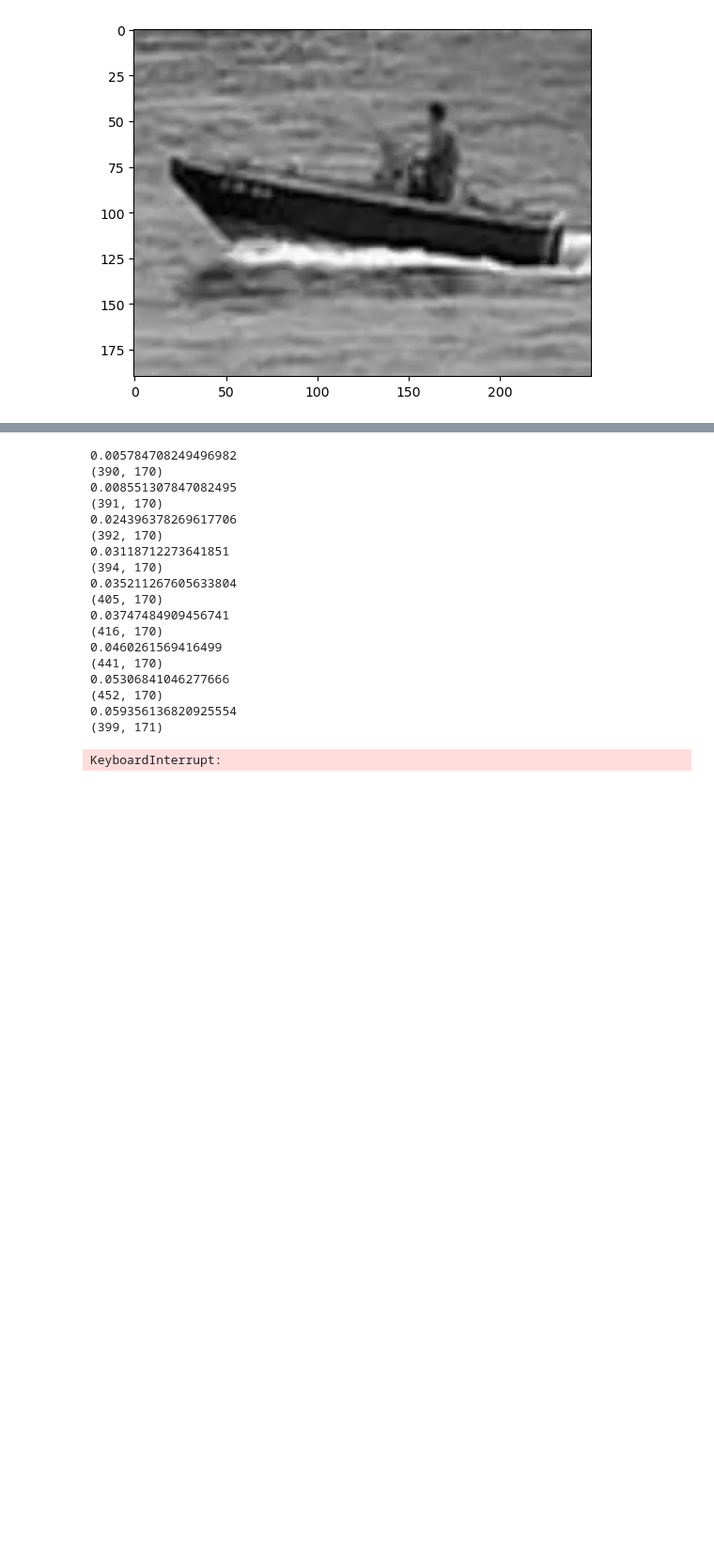
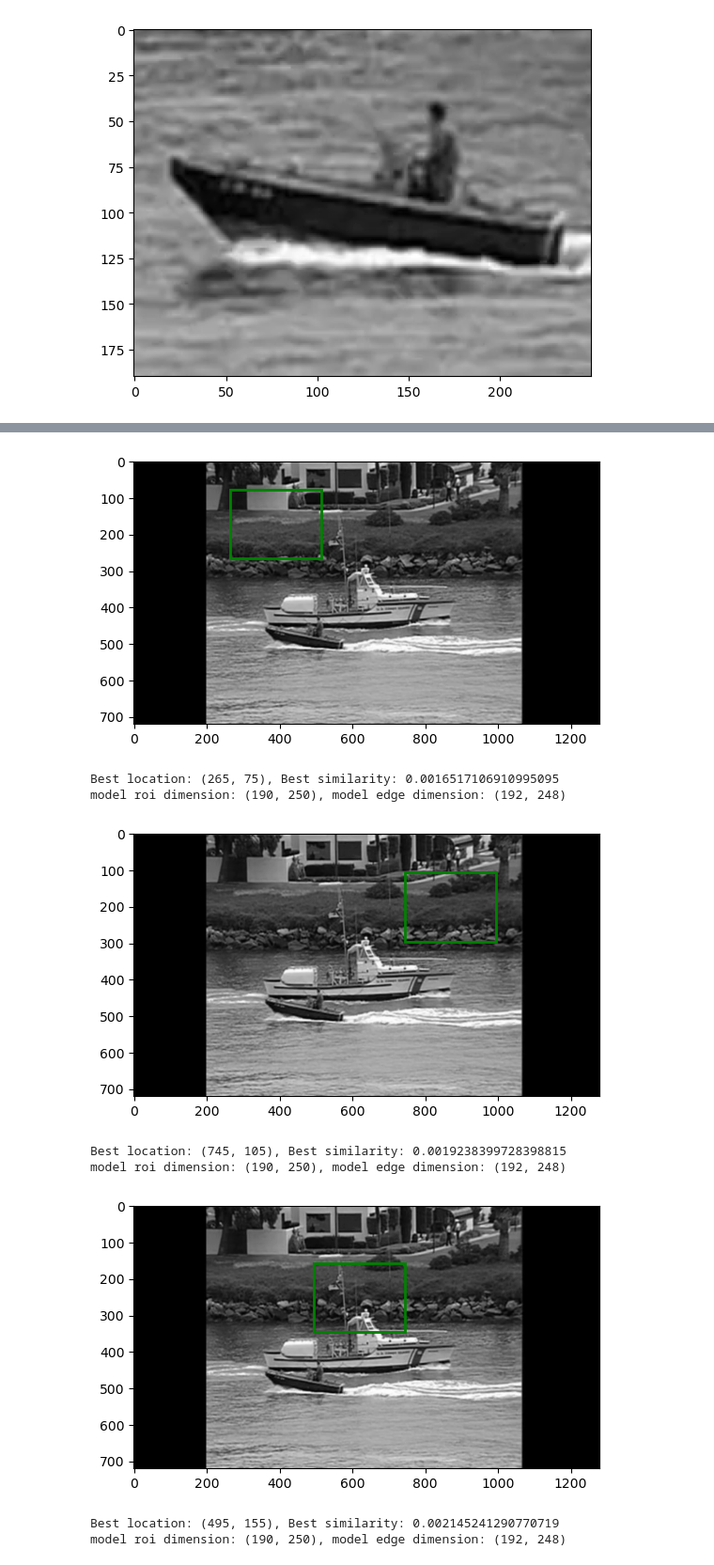
Before and after one commit to ndupont960/EtudesTechniques11, a Jupyter notebook: direction_vectors_model.ipynb, the cells around one changed output, grey strips where cells are left out. Shown at 94% size. Saved outputs shown, nothing was run; the diff lists cells and outputs as text; code cells hidden in the pictures; blank space fills up the shorter version.

```diff
--- a/direction_vectors_model.ipynb
+++ b/direction_vectors_model.ipynb
@@ -99,8 +105,8 @@ def template_matching(template, target):
     barycenter_y = ty // 2
 
     # Compute the size of the ROI
-    roi_size_x = tw * 2
-    roi_size_y = th * 2
+    roi_size_x = tw * 3
+    roi_size_y = th * 3
 
     # Define the ROI boundaries
     roi_x = max(0, barycenter_x - roi_size_x // 2)
@@ -109,21 +115,33 @@ def template_matching(template, target):
     roi_height = min(ty - roi_y, roi_size_y)
     edge_template = preprocess_image(template)
     model_temp = assign_direction_vectors(edge_template)
+    target_edge = preprocess_image(target)
+    target_model = assign_direction_vectors(target_edge)
 
     # Slide template over the target image within the ROI and calculate similarity scores
     best_similarity = 0.0
     best_location = None
-    for y in range(roi_y, roi_y + roi_height - th):
-        for x in range(roi_x, roi_x + roi_width - tw ):
-            roi = target[y:y+th, x:x+tw]
-            edge_roi = preprocess_image(roi)
-            model_roi = assign_direction_vectors(edge_roi)
+    step_size = 10 # Define step size for moving the template
+
+
+
+    for y in range(roi_y, roi_y + roi_height - th, 10 ):
+        for x in range(roi_x, roi_x + roi_width - tw, 10):
+            model_roi = target_model[y:y+th, x:x+tw]
             similarity = model_image_similarity(model_temp, model_roi)
+
+
             if similarity > best_similarity:
                 best_similarity = similarity
                 best_location = (x, y)
-                print(best_similarity)
-                print(best_location)
+
+                plt.imshow(target, cmap="gray")   # Convert BGR to RGB for matplotlib
+                plt.gca().add_patch(plt.Rectangle((best_location[0], best_location[1]), tw, th, edgecolor='g', linewidth=2, fill=False))
+                plt.show()
+
+
+                print(f"Best location: {best_location}, Best similarity: {best_similarity}")
+                print(f"model roi dimension: {model_roi.shape[0], model_roi.shape[1]}, model edge dimension: {model_temp.shape[0], model_temp.shape[1]}")
 
 
     return best_location
@@ -198,35 +216,18 @@ plt.imshow(normalized_frames[10], cmap="gray")
 # %%
 if __name__ == "__main__":
     # Load images
     template_img = temp1
-    target_img = normalized_frames[10]
+    target_img = normalized_frames[78]
 
     # Find the best location for template matching
     best_loc = template_matching(template_img, target_img)
-
-    # Draw rectangle around the matched region
-    tw, th = template_img.shape[:2]
-   # Draw rectangle around matched region
-plt.imshow(target_img, cmap="gray")   # Convert BGR to RGB for matplotlib
-plt.gca().add_patch(plt.Rectangle((best_loc[0], best_loc[1]), tw, th, edgecolor='g', linewidth=2, fill=False))
-plt.show()
 # %% [output]
+[figure, added]
-0.005784708249496982
-(390, 170)
-0.008551307847082495
-(391, 170)
-0.024396378269617706
-(392, 170)
-0.03118712273641851
-(394, 170)
-0.035211267605633804
-(405, 170)
-0.03747484909456741
-(416, 170)
-0.0460261569416499
-(441, 170)
-0.05306841046277666
-(452, 170)
-0.059356136820925554
-(399, 171)
+Best location: (265, 75), Best similarity: 0.0016517106910995095
+model roi dimension: (190, 250), model edge dimension: (192, 248)
+[figure, added]
-KeyboardInterrupt:
+Best location: (745, 105), Best similarity: 0.0019238399728398815
+model roi dimension: (190, 250), model edge dimension: (192, 248)
+[figure, added]
+Best location: (495, 155), Best similarity: 0.002145241290770719
+model roi dimension: (190, 250), model edge dimension: (192, 248)
```
Also changed, not shown: parts of 6 cells of this notebook, 1 other file.
